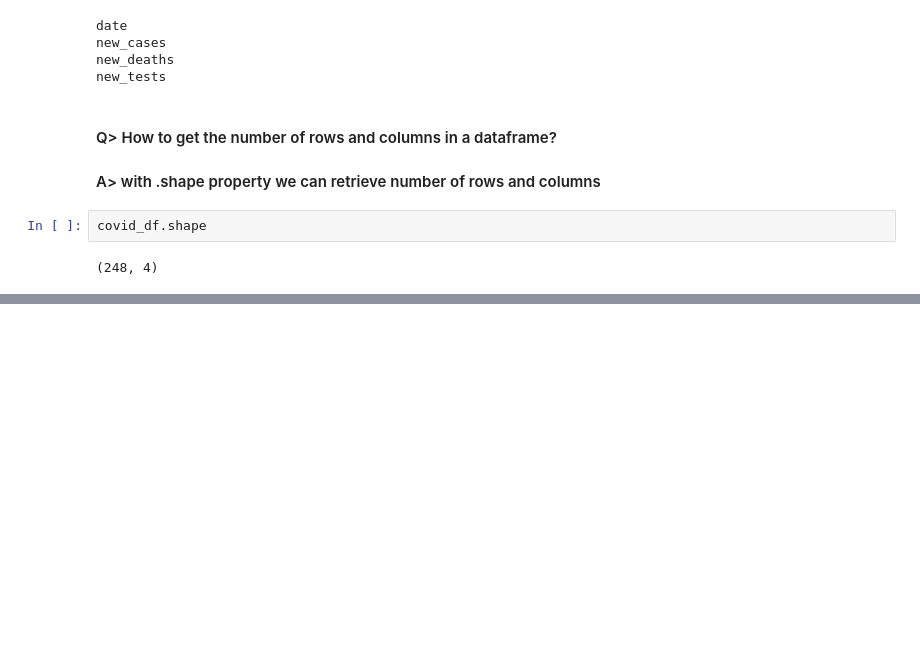
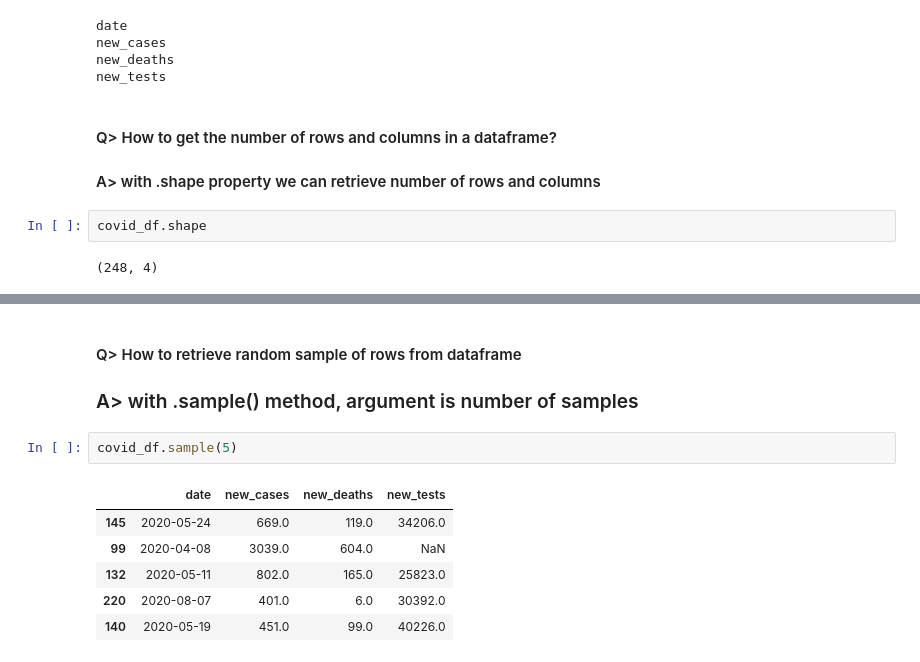
Before and after one commit to S827/Data-Science, a Jupyter notebook: Py Libraries/Pandas/python-pandas-data-analysis.ipynb, the cells around one changed output, grey strips where cells are left out. Cells and saved outputs as stored; diff of their text form; blank space fills up the shorter version.

```diff
--- a/Py Libraries/Pandas/python-pandas-data-analysis.ipynb
+++ b/Py Libraries/Pandas/python-pandas-data-analysis.ipynb
@@ -150,0 +366,12 @@ covid_df.shape
+# %% [markdown]
+#### Q> How to retrieve random sample of rows from dataframe
+### A> with .sample() method, argument is number of samples
+# %%
+covid_df.sample(5)
+# %% [output]
+|  | date | new_cases | new_deaths | new_tests |
+| 145 | 2020-05-24 | 669.0 | 119.0 | 34206.0 |
+| 99 | 2020-04-08 | 3039.0 | 604.0 | NaN |
+| 132 | 2020-05-11 | 802.0 | 165.0 | 25823.0 |
+| 220 | 2020-08-07 | 401.0 | 6.0 | 30392.0 |
+| 140 | 2020-05-19 | 451.0 | 99.0 | 40226.0 |
```
Also changed, not shown: parts of 44 cells of this notebook.
